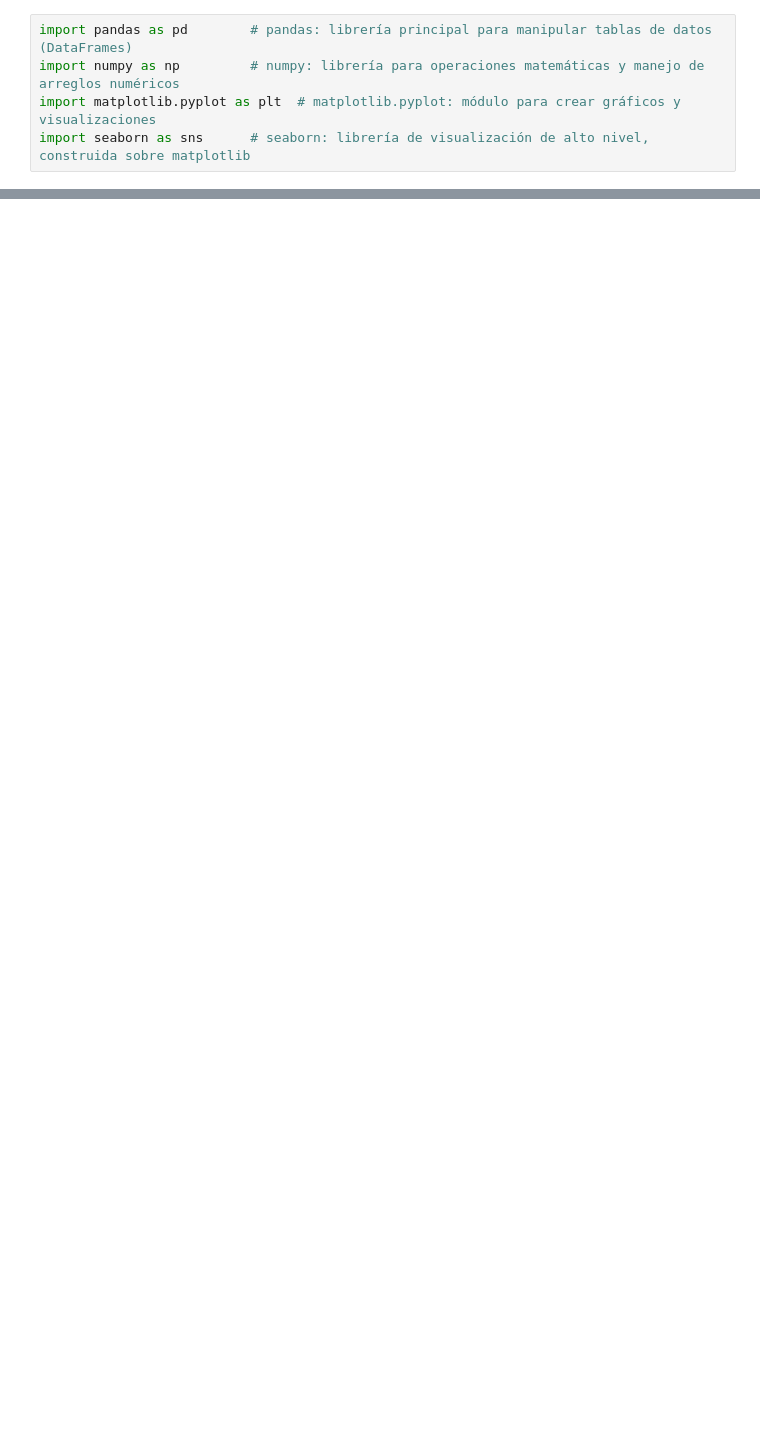
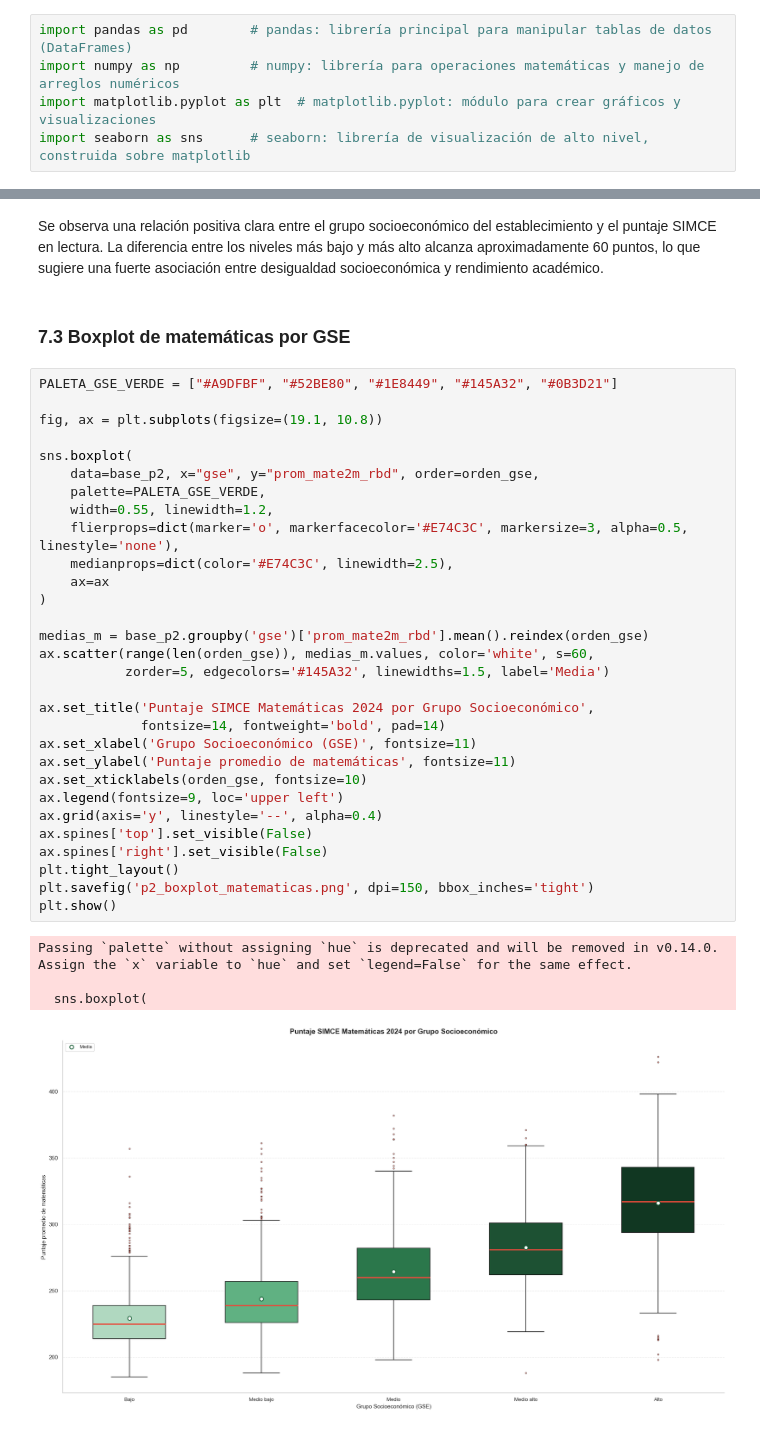
Before and after one commit to Foumluis/ProyectoSemestralInfe, a Jupyter notebook: proyecto.ipynb, the cells around one changed output, grey strips where cells are left out. Cells and saved outputs as stored; diff of their text form; blank space fills up the shorter version.

```diff
--- a/proyecto.ipynb
+++ b/proyecto.ipynb
@@ -62,0 +578,39 @@ plt.show()
+# %% [markdown]
+Se observa una relación positiva clara entre el grupo socioeconómico del establecimiento y el puntaje SIMCE en lectura. La diferencia entre los niveles más bajo y más alto alcanza aproximadamente 60 puntos, lo que sugiere una fuerte asociación entre desigualdad socioeconómica y rendimiento académico.
+# %% [markdown]
+### 7.3 Boxplot de matemáticas por GSE
+# %%
+PALETA_GSE_VERDE = ["#A9DFBF", "#52BE80", "#1E8449", "#145A32", "#0B3D21"]
+
+fig, ax = plt.subplots(figsize=(19.1, 10.8))
+
+sns.boxplot(
+    data=base_p2, x="gse", y="prom_mate2m_rbd", order=orden_gse,
+    palette=PALETA_GSE_VERDE,
+    width=0.55, linewidth=1.2,
+    flierprops=dict(marker='o', markerfacecolor='#E74C3C', markersize=3, alpha=0.5, linestyle='none'),
+    medianprops=dict(color='#E74C3C', linewidth=2.5),
+    ax=ax
+)
+
+medias_m = base_p2.groupby('gse')['prom_mate2m_rbd'].mean().reindex(orden_gse)
+ax.scatter(range(len(orden_gse)), medias_m.values, color='white', s=60,
+           zorder=5, edgecolors='#145A32', linewidths=1.5, label='Media')
+
+ax.set_title('Puntaje SIMCE Matemáticas 2024 por Grupo Socioeconómico',
+             fontsize=14, fontweight='bold', pad=14)
+ax.set_xlabel('Grupo Socioeconómico (GSE)', fontsize=11)
+ax.set_ylabel('Puntaje promedio de matemáticas', fontsize=11)
+ax.set_xticklabels(orden_gse, fontsize=10)
+ax.legend(fontsize=9, loc='upper left')
+ax.grid(axis='y', linestyle='--', alpha=0.4)
+ax.spines['top'].set_visible(False)
+ax.spines['right'].set_visible(False)
+plt.tight_layout()
+plt.savefig('p2_boxplot_matematicas.png', dpi=150, bbox_inches='tight')
+plt.show()
+# %% [output]
+Passing `palette` without assigning `hue` is deprecated and will be removed in v0.14.0. Assign the `x` variable to `hue` and set `legend=False` for the same effect.
+
+  sns.boxplot(
+[figure, added]
```
Also changed, not shown: parts of 135 cells of this notebook, 42 other files.
